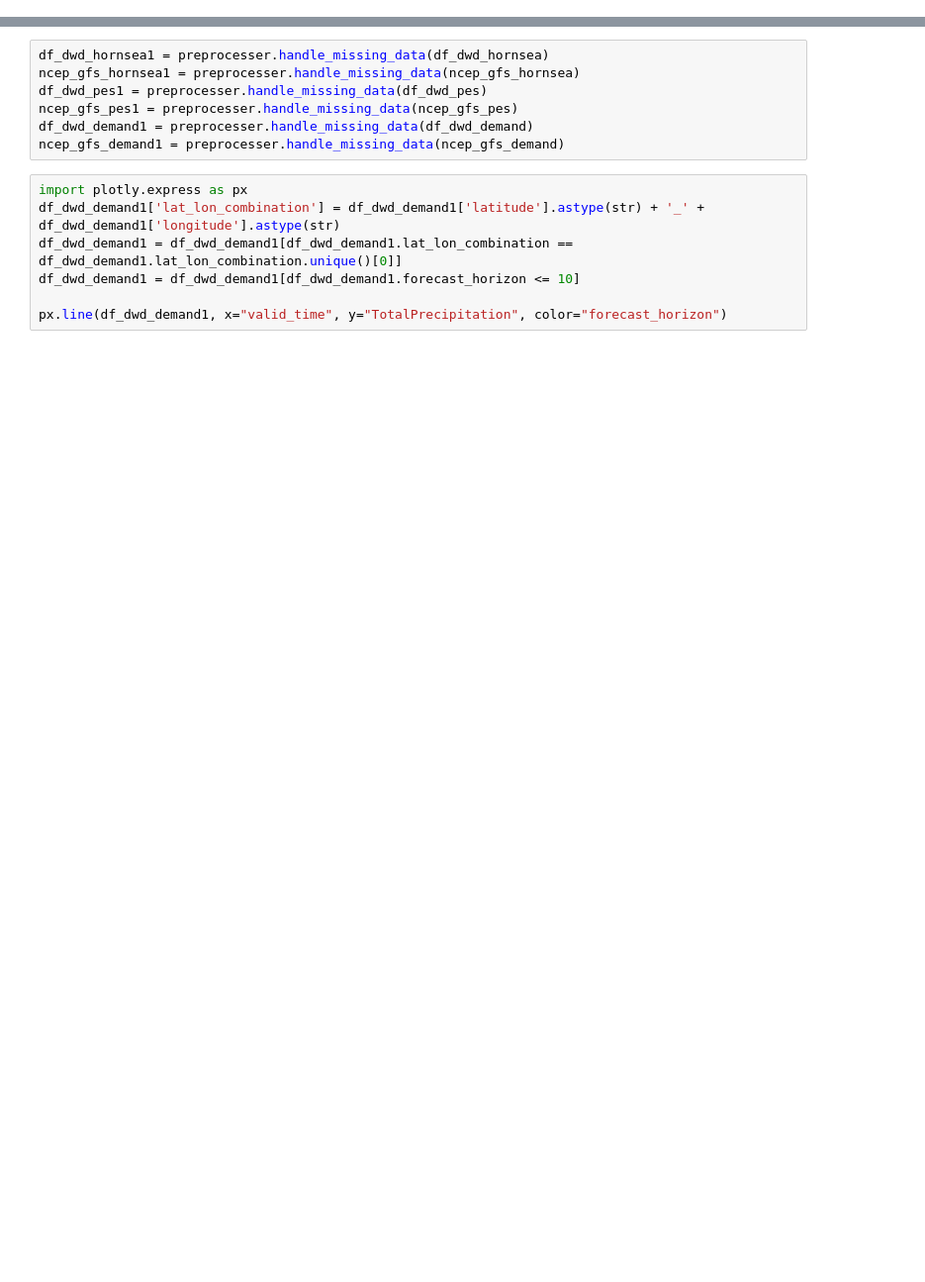
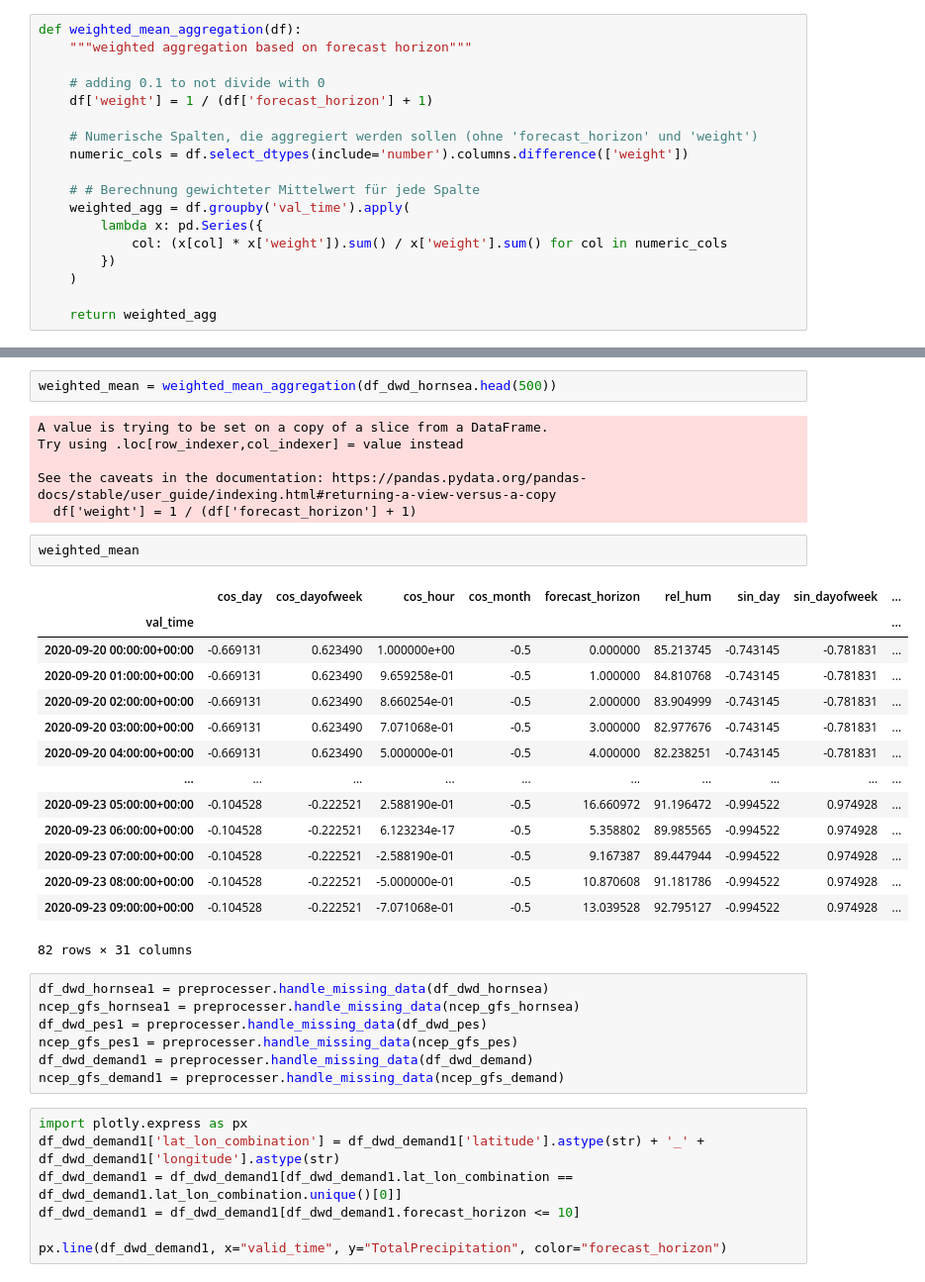
Before and after one commit to av1c3nna/awp2, a Jupyter notebook: code/test_preprocessing.ipynb, the cells around one changed output, grey strips where cells are left out. Shown at 99% size. Saved outputs shown, nothing was run; the diff lists cells and outputs as text; blank space fills up the shorter version.

```diff
--- a/code/test_preprocessing.ipynb
+++ b/code/test_preprocessing.ipynb
@@ -33,0 +57,18 @@ ncep_gfs_demand = preprocesser.clean_geo_data(ncep_gfs_demand)
+# %%
+def weighted_mean_aggregation(df):
+    """weighted aggregation based on forecast horizon"""
+
+    # adding 0.1 to not divide with 0
+    df['weight'] = 1 / (df['forecast_horizon'] + 1)
+
+    # Numerische Spalten, die aggregiert werden sollen (ohne 'forecast_horizon' und 'weight')
+    numeric_cols = df.select_dtypes(include='number').columns.difference(['weight'])
+
+    # # Berechnung gewichteter Mittelwert für jede Spalte
+    weighted_agg = df.groupby('val_time').apply(
+        lambda x: pd.Series({
+            col: (x[col] * x['weight']).sum() / x['weight'].sum() for col in numeric_cols
+        })
+    )
+
+    return weighted_agg
@@ -34,3 +91,28 @@ ncep_gfs_demand = preprocesser.clean_geo_data(ncep_gfs_demand)
+# %%
+weighted_mean = weighted_mean_aggregation(df_dwd_hornsea.head(500))
+# %% [output]
+A value is trying to be set on a copy of a slice from a DataFrame.
+Try using .loc[row_indexer,col_indexer] = value instead
+
+See the caveats in the documentation: https://pandas.pydata.org/pandas-docs/stable/user_guide/indexing.html#returning-a-view-versus-a-copy
+  df['weight'] = 1 / (df['forecast_horizon'] + 1)
+# %%
+weighted_mean
+# %% [output]
+|  | cos_day | cos_dayofweek | cos_hour | cos_month | forecast_horizon | rel_hum | sin_day | sin_dayofweek | ... |
+| val_time |  |  |  |  |  |  |  |  | ... |
+| 2020-09-20 00:00:00+00:00 | -0.669131 | 0.623490 | 1.000000e+00 | -0.5 | 0.000000 | 85.213745 | -0.743145 | -0.781831 | ... |
+| 2020-09-20 01:00:00+00:00 | -0.669131 | 0.623490 | 9.659258e-01 | -0.5 | 1.000000 | 84.810768 | -0.743145 | -0.781831 | ... |
+| 2020-09-20 02:00:00+00:00 | -0.669131 | 0.623490 | 8.660254e-01 | -0.5 | 2.000000 | 83.904999 | -0.743145 | -0.781831 | ... |
+| 2020-09-20 03:00:00+00:00 | -0.669131 | 0.623490 | 7.071068e-01 | -0.5 | 3.000000 | 82.977676 | -0.743145 | -0.781831 | ... |
+| 2020-09-20 04:00:00+00:00 | -0.669131 | 0.623490 | 5.000000e-01 | -0.5 | 4.000000 | 82.238251 | -0.743145 | -0.781831 | ... |
+| ... | ... | ... | ... | ... | ... | ... | ... | ... | ... |
+| 2020-09-23 05:00:00+00:00 | -0.104528 | -0.222521 | 2.588190e-01 | -0.5 | 16.660972 | 91.196472 | -0.994522 | 0.974928 | ... |
+| 2020-09-23 06:00:00+00:00 | -0.104528 | -0.222521 | 6.123234e-17 | -0.5 | 5.358802 | 89.985565 | -0.994522 | 0.974928 | ... |
+| 2020-09-23 07:00:00+00:00 | -0.104528 | -0.222521 | -2.588190e-01 | -0.5 | 9.167387 | 89.447944 | -0.994522 | 0.974928 | ... |
+| 2020-09-23 08:00:00+00:00 | -0.104528 | -0.222521 | -5.000000e-01 | -0.5 | 10.870608 | 91.181786 | -0.994522 | 0.974928 | ... |
+| 2020-09-23 09:00:00+00:00 | -0.104528 | -0.222521 | -7.071068e-01 | -0.5 | 13.039528 | 92.795127 | -0.994522 | 0.974928 | ... |
+82 rows × 31 columns
 # %%
 df_dwd_hornsea1 = preprocesser.handle_missing_data(df_dwd_hornsea)
 ncep_gfs_hornsea1 = preprocesser.handle_missing_data(ncep_gfs_hornsea)
```
Also changed, not shown: parts of 11 cells of this notebook.
